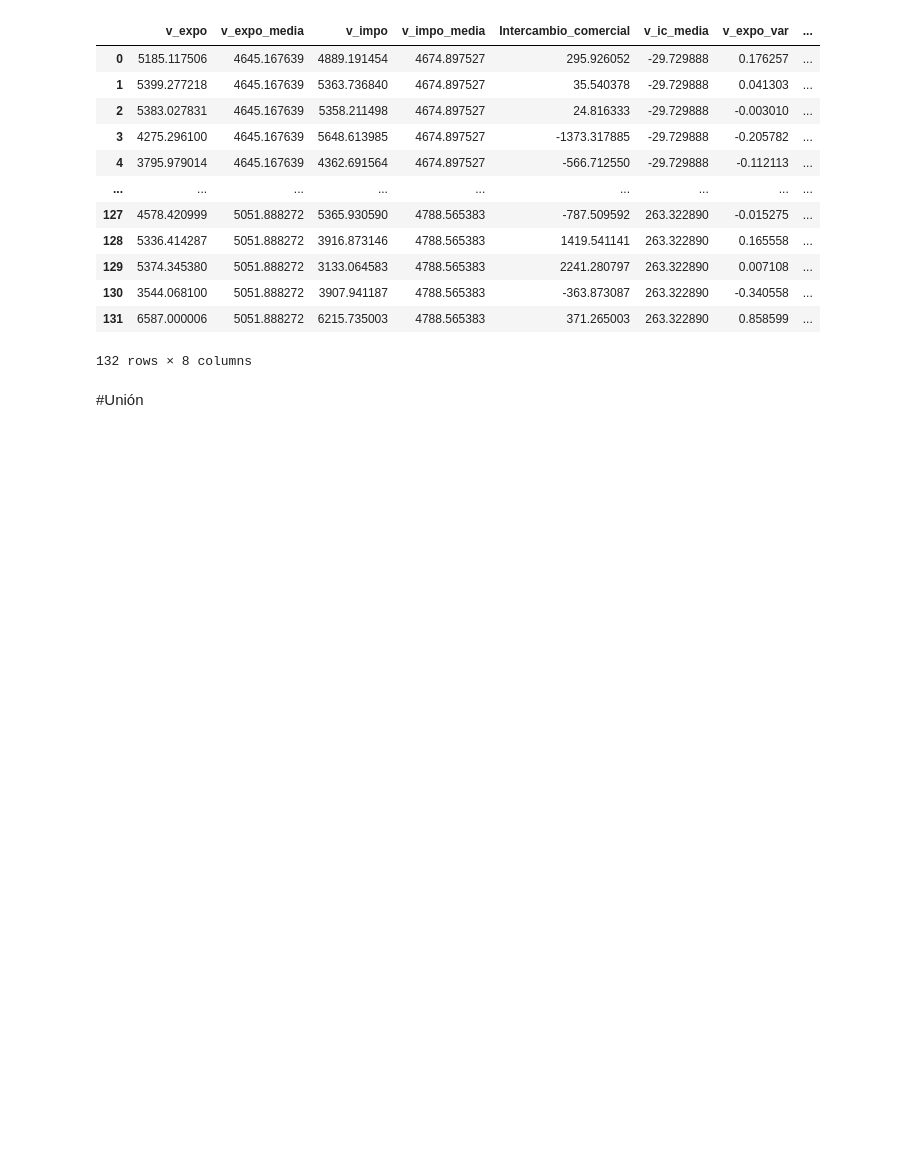
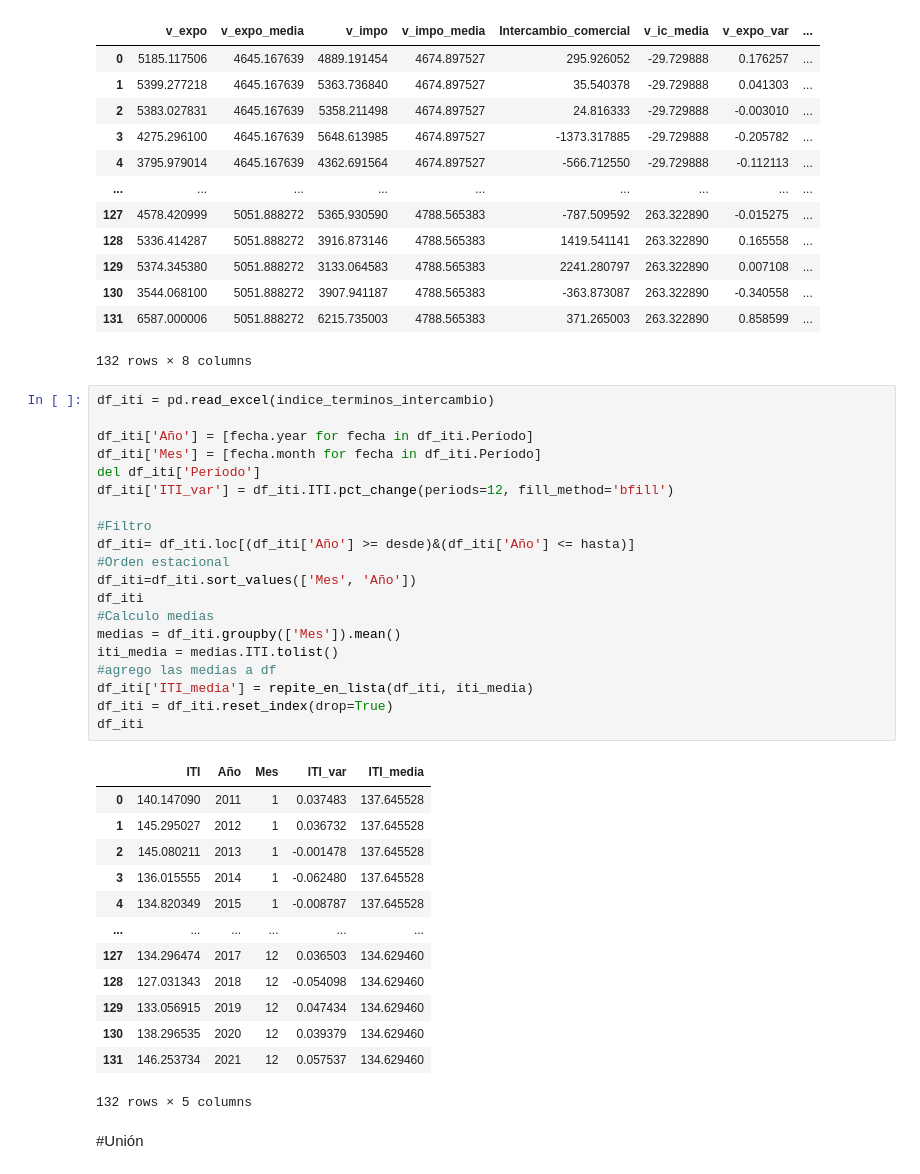
Before and after one commit to LucaGelmini/notebooks_indec, a Jupyter notebook: Estacionalidad/Estacionalidad-final.ipynb, the cells around one changed output. Cells and saved outputs as stored; diff of their text form; blank space fills up the shorter version.

```diff
--- a/Estacionalidad/Estacionalidad-final.ipynb
+++ b/Estacionalidad/Estacionalidad-final.ipynb
@@ -376,6 +381,40 @@ df_consulta_wr
 | 130 | 3544.068100 | 5051.888272 | 3907.941187 | 4788.565383 | -363.873087 | 263.322890 | -0.340558 | ... |
 | 131 | 6587.000006 | 5051.888272 | 6215.735003 | 4788.565383 | 371.265003 | 263.322890 | 0.858599 | ... |
 132 rows × 8 columns
+# %%
+df_iti = pd.read_excel(indice_terminos_intercambio)
+
+df_iti['Año'] = [fecha.year for fecha in df_iti.Período]
+df_iti['Mes'] = [fecha.month for fecha in df_iti.Período]
+del df_iti['Período']
+df_iti['ITI_var'] = df_iti.ITI.pct_change(periods=12, fill_method='bfill')
+
+#Filtro
+df_iti= df_iti.loc[(df_iti['Año'] >= desde)&(df_iti['Año'] <= hasta)]
+#Orden estacional
+df_iti=df_iti.sort_values(['Mes', 'Año'])
+df_iti
+#Calculo medias
+medias = df_iti.groupby(['Mes']).mean()
+iti_media = medias.ITI.tolist()
+#agrego las medias a df
+df_iti['ITI_media'] = repite_en_lista(df_iti, iti_media)
+df_iti = df_iti.reset_index(drop=True)
+df_iti
+# %% [output]
+|  | ITI | Año | Mes | ITI_var | ITI_media |
+| 0 | 140.147090 | 2011 | 1 | 0.037483 | 137.645528 |
+| 1 | 145.295027 | 2012 | 1 | 0.036732 | 137.645528 |
+| 2 | 145.080211 | 2013 | 1 | -0.001478 | 137.645528 |
+| 3 | 136.015555 | 2014 | 1 | -0.062480 | 137.645528 |
+| 4 | 134.820349 | 2015 | 1 | -0.008787 | 137.645528 |
+| ... | ... | ... | ... | ... | ... |
+| 127 | 134.296474 | 2017 | 12 | 0.036503 | 134.629460 |
+| 128 | 127.031343 | 2018 | 12 | -0.054098 | 134.629460 |
+| 129 | 133.056915 | 2019 | 12 | 0.047434 | 134.629460 |
+| 130 | 138.296535 | 2020 | 12 | 0.039379 | 134.629460 |
+| 131 | 146.253734 | 2021 | 12 | 0.057537 | 134.629460 |
+132 rows × 5 columns
 # %% [markdown]
 #Unión
 # %%
```
Also changed, not shown: parts of 8 cells of this notebook, 6 other files.
